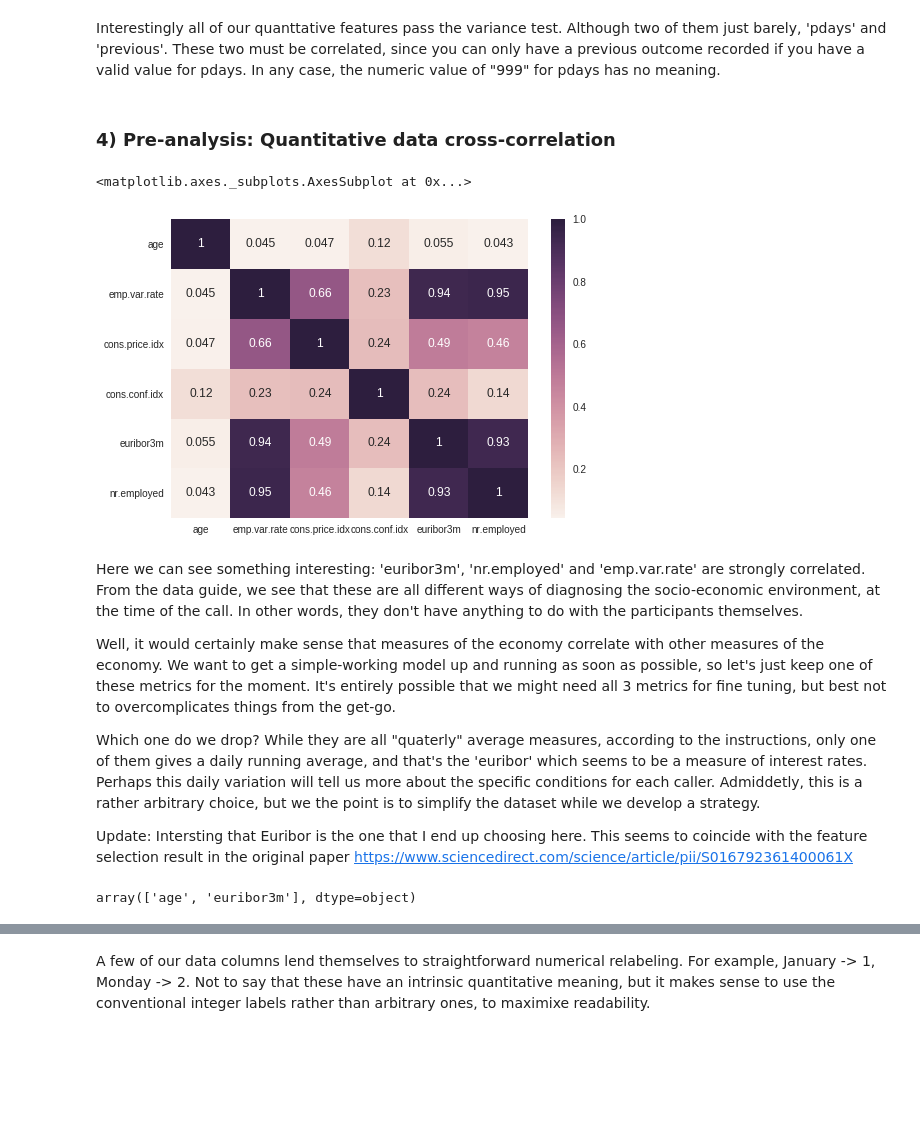
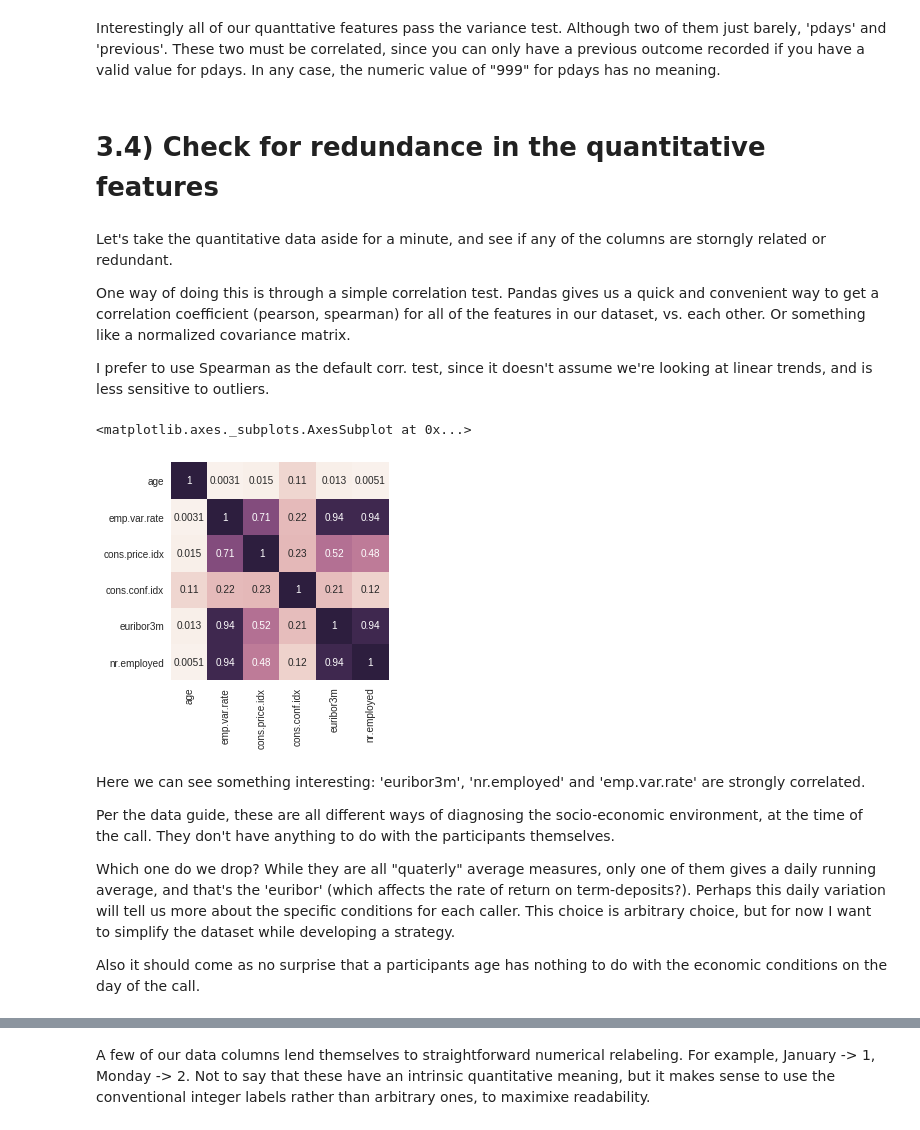
Before and after one commit to aaroncnb/DataChallenge, a Jupyter notebook: problem1_1_notes.ipynb, the cells around one changed output, grey strips where cells are left out. Drawn from its saved outputs; the diff is of its cells as text; code cells hidden in the pictures; blank space fills up the shorter version.

```diff
--- a/problem1_1_notes.ipynb
+++ b/problem1_1_notes.ipynb
@@ -47,0 +22,8 @@ import seaborn as sb # for making your statistical plots look pretty
+# %%
+data_original   = pd.read_csv('data/raw/bank-additional/bank-additional-full.csv', sep = ";")
+data = data_original.copy()
+
+labels = data["y"].copy()
+data   = data.drop("y",axis=1)
+
+data.head()
@@ -56,9 +45,4 @@ We'll load the data into a pandas dataframe (analagous to R dataframes), in then
 # %%
 from sklearn.model_selection import train_test_split
 
-
-data   = pd.read_csv('data/raw/bank-additional/bank-additional-full.csv', sep = ";")
-labels = data["y"].copy()
-data   = data.drop("y",axis=1)
-
 train, test, train_labels, test_labels = train_test_split(data, labels, test_size=0.33, random_state=1337)
@@ -116,0 +99,21 @@ We can go ahead and plot up some of the numerical data first, and just see how i
+# %%
+def dropMissingData(data, labels, missing_val, missing_val_cols, labels_colname = "y"):
+
+    data_temp = data.join(labels)
+    #print data_temp.head()
+
+    for missing_val_col in missing_val_cols:
+
+        data_temp = data_temp[ data[missing_val_col]!=missing_val  ]
+
+    labels_temp = data_temp[labels_colname]
+    data_temp   = data_temp.drop(labels_colname, axis=1)
+
+    return data_temp, labels_temp
+
+train, train_labels = dropMissingData(train,
+                                      train_labels,
+                                      missing_val="unknown",
+                                      missing_val_cols = ["education","marital","default","job"],
+                                      labels_colname = "y")
+train_labels.head()
@@ -206,22 +212,28 @@ Interestingly all of our quanttative features pass the variance test. Although t
 train = train.drop(['pdays','poutcome','previous','campaign'], axis=1)
 quant_cols  = train.columns.values[(train.dtypes =='int64') | (train.dtypes =='float64')]
 nom_cols = train.columns.values[train.dtypes == 'O']
-# %% [markdown]
-### 4) Pre-analysis: Quantitative data cross-correlation
+# %% [markdown]
+# 3.4) Check for redundance in the quantitative features
+# %% [markdown]
+Let's take the quantitative data aside for a minute, and see if any of the columns are storngly related or redundant.
+
+One way of doing this is through a simple correlation test. Pandas gives us a quick and convenient way to get a correlation coefficient (pearson, spearman) for all of the features in our dataset, vs. each other. Or something like a normalized covariance matrix.
+
+I prefer to use Spearman as the default corr. test, since it doesn't assume we're looking at linear trends, and is less sensitive to outliers.
 # %%
 train_corrmat = train[quant_cols].corr(method="spearman")
 # %%
-sb.heatmap(train_corrmat, annot=True)
+sb.heatmap(train_corrmat, annot=True,cbar=False, square=True)
 # %% [output]
 <matplotlib.axes._subplots.AxesSubplot at 0x...>
-[figure, old version]
+[figure, new version]
 # %% [markdown]
-Here we can see something interesting: 'euribor3m', 'nr.employed' and 'emp.var.rate' are strongly correlated.
-From the data guide, we see that these are all different ways of diagnosing the socio-economic environment, at the time of the call. In other words, they don't have anything to do with the participants themselves.
+Here we can see something interesting:
+'euribor3m', 'nr.employed' and 'emp.var.rate' are strongly correlated.
 
-Well, it would certainly make sense that measures of the economy correlate with other measures of the economy. We want to get a simple-working model up and running as soon as possible, so let's just keep one of these metrics for the moment. It's entirely possible that we might need all 3 metrics for fine tuning, but best not to overcomplicates things from the get-go.
+Per the data guide, these are all different ways of diagnosing the socio-economic environment, at the time of the call. They don't have anything to do with the participants themselves.
 
-Which one do we drop? While they are all "quaterly" average measures, according to the instructions, only one of them gives a daily running average, and that's the 'euribor' which seems to be a measure of interest rates. Perhaps this daily variation will tell us more about the specific conditions for each caller. Admiddetly, this is a rather arbitrary choice, but we the point is to simplify the dataset while we develop a strategy.
+Which one do we drop? While they are all "quaterly" average measures, only one of them gives a daily running average, and that's the 'euribor' (which affects the rate of return on term-deposits?). Perhaps this daily variation will tell us more about the specific conditions for each caller. This choice is arbitrary choice, but for now I want to simplify the dataset while developing a strategy.
 
-Update: Intersting that Euribor is the one that I end up choosing here. This seems to coincide with the feature selection result in the original paper https://www.sciencedirect.com/science/article/pii/S016792361400061X
+Also it should come as no surprise that a participants age has nothing to do with the economic conditions on the day of the call.
 # %%
@@ -229,6 +241,3 @@ redundant_cols = ["nr.employed", "emp.var.rate", "cons.price.idx","cons.conf.idx
 # %%
 train = train.drop(redundant_cols, axis=1)
 quant_cols  = train.columns.values[(train.dtypes =='int64') | (train.dtypes =='float64')]
-quant_cols
-# %% [output]
-array(['age', 'euribor3m'], dtype=object)
```
Also changed, not shown: parts of 130 cells of this notebook.
